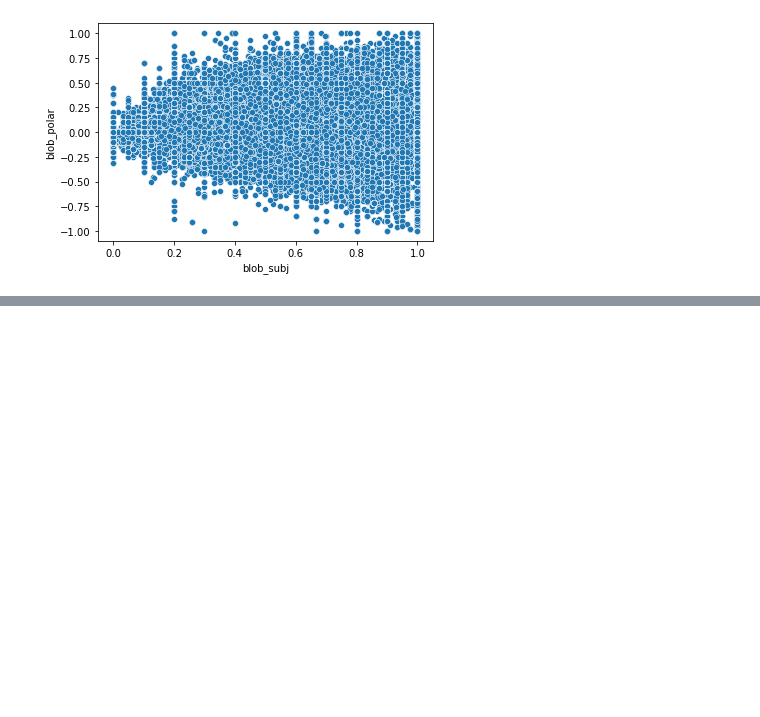
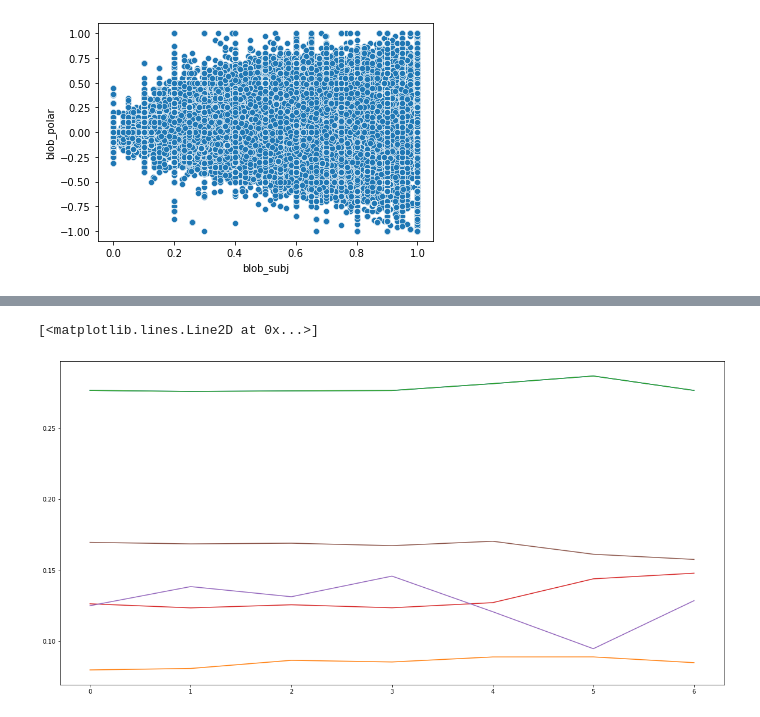
Before and after one commit to epfl-ada/ada-2021-project-gutta-boys, a Jupyter notebook: Media_analyses.ipynb, the cells around one changed output, grey strips where cells are left out. Drawn from its saved outputs; the diff is of its cells as text; code cells hidden in the pictures; blank space fills up the shorter version.

```diff
--- a/Media_analyses.ipynb
+++ b/Media_analyses.ipynb
@@ -410,4 +424,4 @@ t-value: -35.834473757551145, p-value: 2.1812370930100076e-280
 # %%
-day = nytimes.groupby('weekday_number').compound.mean()
-month = nytimes.groupby('Month').compound.mean().reset_index()
+day_nytimes = nytimes.groupby('weekday_number').compound.mean()
+month_nytimes = nytimes.groupby('Month').compound.mean().reset_index()
 # %%
@@ -430,0 +467,24 @@ sns.scatterplot(nytimes['blob_subj'] , nytimes['blob_polar'])
+# %%
+day_espn = espn.groupby('weekday_number').compound.mean()
+month_espn = espn.groupby('Month').compound.mean().reset_index()
+date_espn = espn.groupby('date_short').compound.mean().reset_index()
+day_wsj = wsj.groupby('weekday_number').compound.mean()
+month_wsj = wsj.groupby('Month').compound.mean().reset_index()
+date_wsj = wsj.groupby('date_short').compound.mean().reset_index()
+day_people = people.groupby('weekday_number').compound.mean()
+month_people = people.groupby('Month').compound.mean().reset_index()
+date_people = people.groupby('date_short').compound.mean().reset_index()
+day_tmz = tmz.groupby('weekday_number').compound.mean()
+month_tmz = tmz.groupby('Month').compound.mean().reset_index()
+date_tmz = tmz.groupby('date_short').compound.mean().reset_index()
+# %%
+fig, ax = plt.subplots(figsize=(20,10))
+ax.plot(day_espn)
+ax.plot(day_nytimes)
+ax.plot(day_espn)
+ax.plot(day_wsj)
+ax.plot(day_tmz)
+ax.plot(day_people)
+# %% [output]
+[<matplotlib.lines.Line2D at 0x...>]
+[figure, added]
```
Also changed, not shown: parts of 17 cells of this notebook.
